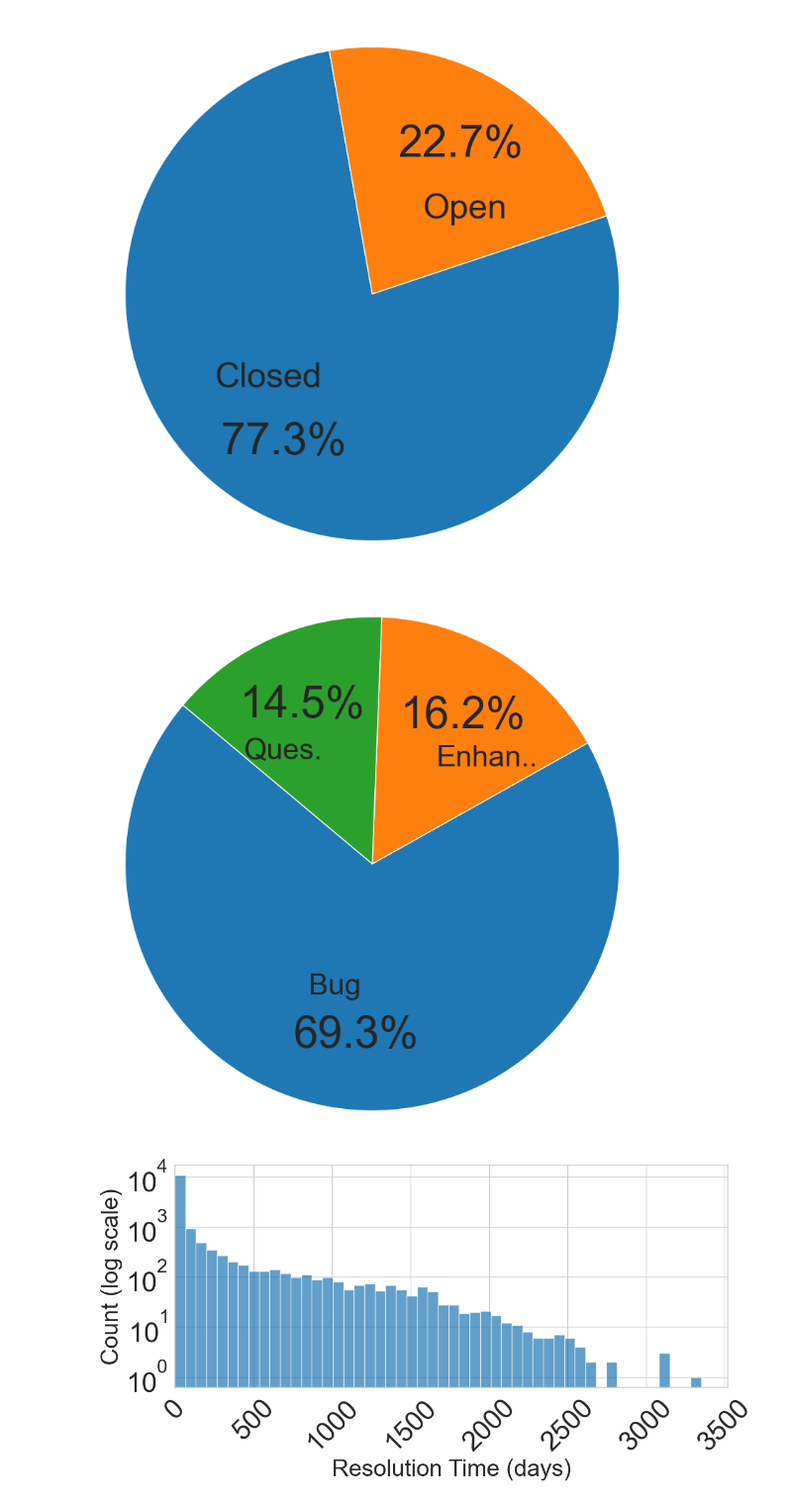
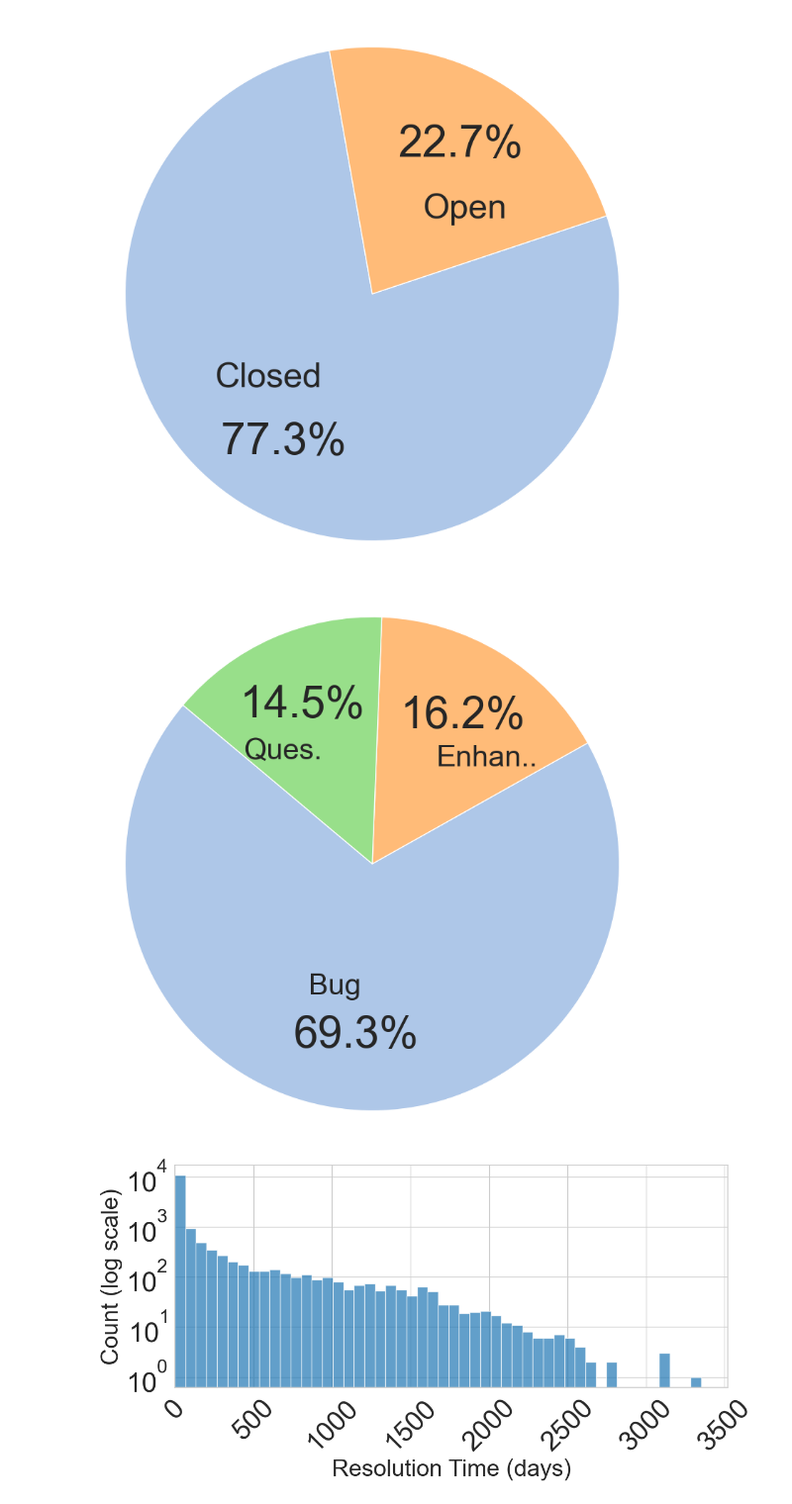
Before and after one commit to AnnabellaM/MSR-Static-Analysis-Artifacts, a Jupyter notebook: analysis/common_properties/common_properties_figures.ipynb, the cells around one changed output. Shown: that part at 99% size. Saved outputs shown, nothing was run; the diff lists cells and outputs as text; code cells hidden in the pictures.

Commit message:
change pie charts

```diff
--- a/analysis/common_properties/common_properties_figures.ipynb
+++ b/analysis/common_properties/common_properties_figures.ipynb
@@ -14,46 +14,46 @@ issues = get_issues(filter="properties")
 # %%
 # Open vs. Closed Issues
 status_counts = issues['prop:state'].value_counts()
 plt.figure(figsize=(8, 8))
 
 patches, texts, autotexts = plt.pie(
-        status_counts,
-        labels=['Closed', 'Open'],
-        pctdistance=0.7,
-        labeldistance=0.4,
-        autopct='%1.1f%%',
-        colors=['#1f77b4', '#ff7f0e'],
-        startangle=100,
+    status_counts,
+    labels=['Closed', 'Open'],
+    pctdistance=0.7,
+    labeldistance=0.4,
+    autopct='%1.1f%%',
+    colors=['#aec7e8', '#ffbb78'],  # lighter blue and orange
+    startangle=100,
 )
 
 # Set font size for labels
 for text in texts:
     text.set_fontsize(35)  # Adjust label font size
 
 # Set font size for percentages (autotexts)
 for autotext in autotexts:
     autotext.set_fontsize(45)  # Adjust percentage font size
 
 plt.axis('equal')  # Equal aspect ratio ensures that pie is drawn as a circle.
 # increase font size
 plt.tight_layout()
 plt.savefig('../../results/figures/common_properties/state.pdf', format='pdf', dpi=300)
 plt.show()
 # %% [output]
-[figure, old version]
+[figure, new version]
 # %%
 # issue categories distribution
 category_counts = issues['prop:category'].value_counts()
 plt.figure(figsize=(8, 8))
 
 patches, texts, autotexts = plt.pie(
-        category_counts,
-        labels=['Bug', 'Enhan..', 'Ques.'],
-        autopct='%1.1f%%',
-        colors=['#1f77b4', '#ff7f0e', '#2ca02c'],
-        startangle=140,
-        pctdistance=0.7,
-        labeldistance=0.5,
+    category_counts,
+    labels=['Bug', 'Enhan..', 'Ques.'],
+    autopct='%1.1f%%',
+    colors=['#aec7e8', '#ffbb78', '#98df8a'],  # lighter blue, orange, green
+    startangle=140,
+    pctdistance=0.7,
+    labeldistance=0.5,
 )
 
 # Set font size for labels
@@ -69,7 +69,7 @@ plt.tight_layout()
 plt.savefig('../../results/figures/common_properties/category.pdf', format='pdf', dpi=300)
 plt.show()
 # %% [output]
-[figure, old version]
+[figure, new version]
 # %%
 # Resolution Time
 resolution_times = issues[issues['prop:state'] == 'closed']['prop:resolution']
```
Also changed, not shown: 2 other files.
